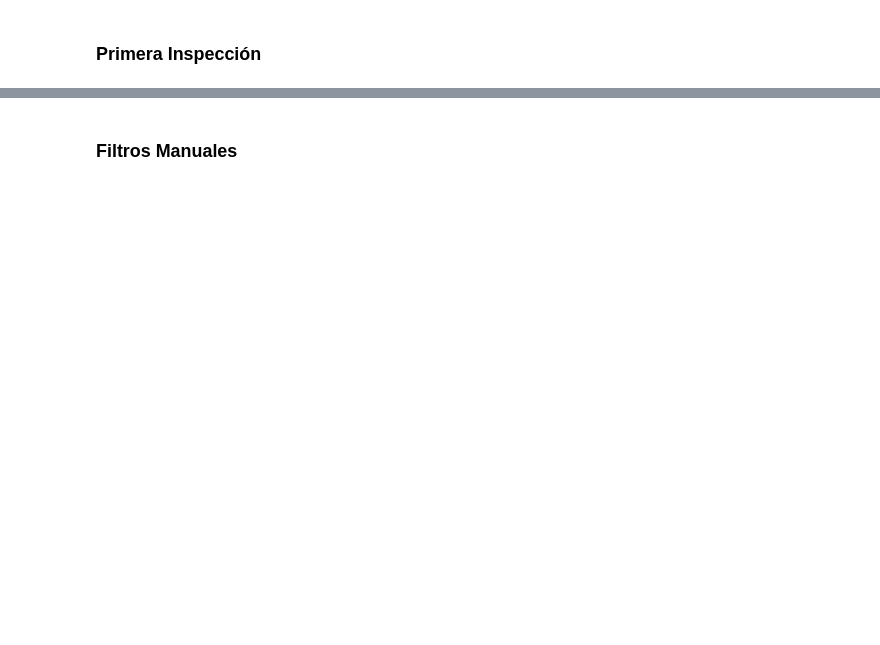
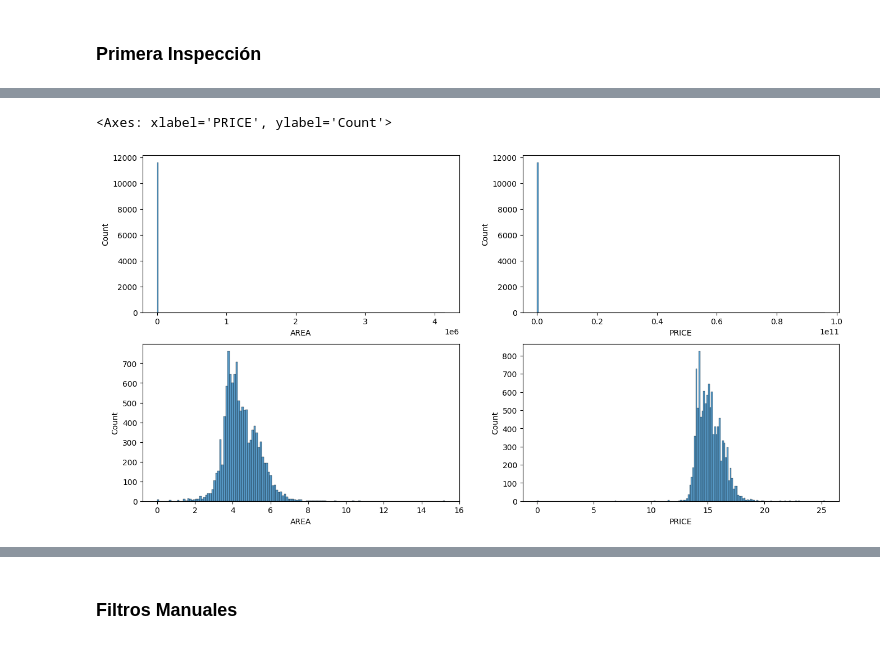
Before and after one commit to FernandoCastrillonGarcia/InmueblesApp, a Jupyter notebook: notebooks/manual_feature_inspection.ipynb, the cells around one changed output, grey strips where cells are left out. Drawn from its saved outputs; the diff is of its cells as text; code cells hidden in the pictures; blank space fills up the shorter version.

```diff
--- a/notebooks/manual_feature_inspection.ipynb
+++ b/notebooks/manual_feature_inspection.ipynb
@@ -126,10 +126,14 @@ Total NaN in FLOOR: 640 and 2.45%
 # %%
 # TODO: CAMBIAR POR FUNCIONES DEDICADAS E SU PROPIO MODULO EN SRC
+fig, axes = plt.subplots(2, 2, figsize = (16,8))
 
-fig, axes = plt.subplots(1, 2, figsize = (16,8))
-
-sns.histplot(x = np.log(df['AREA']), ax = axes[0])
-sns.histplot(x = np.log(df['PRICE']), ax = axes[1])
+sns.histplot(x = df['AREA'], ax = axes[0,0])
+sns.histplot(x = df['PRICE'], ax = axes[0,1])
+sns.histplot(x = np.log(df['AREA']), ax = axes[1,0])
+sns.histplot(x = np.log(df['PRICE']), ax = axes[1,1])
+# %% [output]
+<Axes: xlabel='PRICE', ylabel='Count'>
+[figure, added]
 # %%
 # TODO: CAMBIAR POR FUNCIONES DEDICADAS E SU PROPIO MODULO EN SRC
 
```
Also changed, not shown: parts of 8 cells of this notebook, 4 other files.
